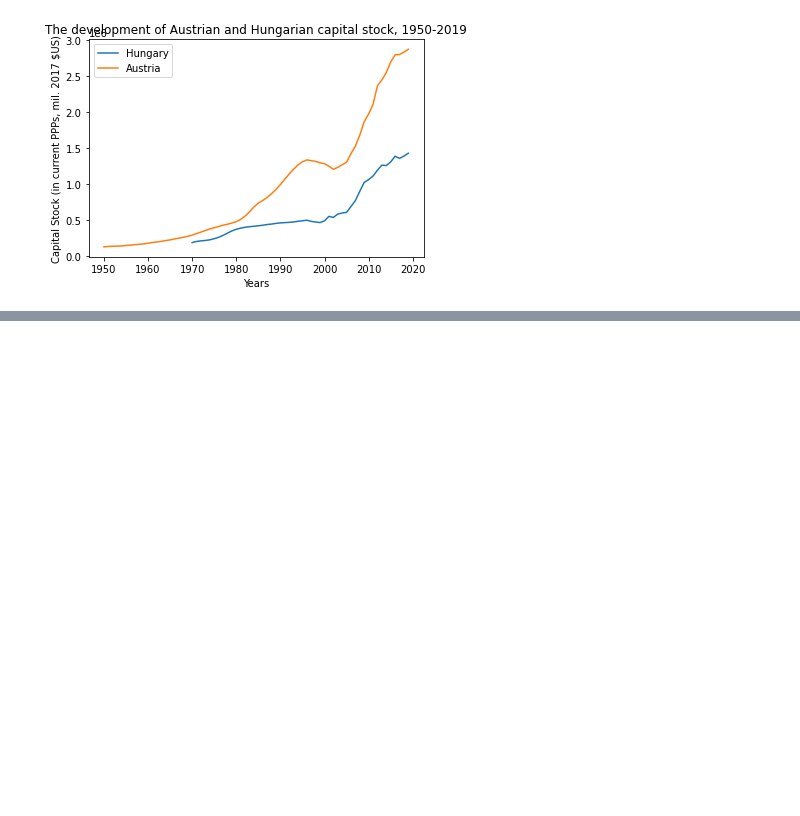
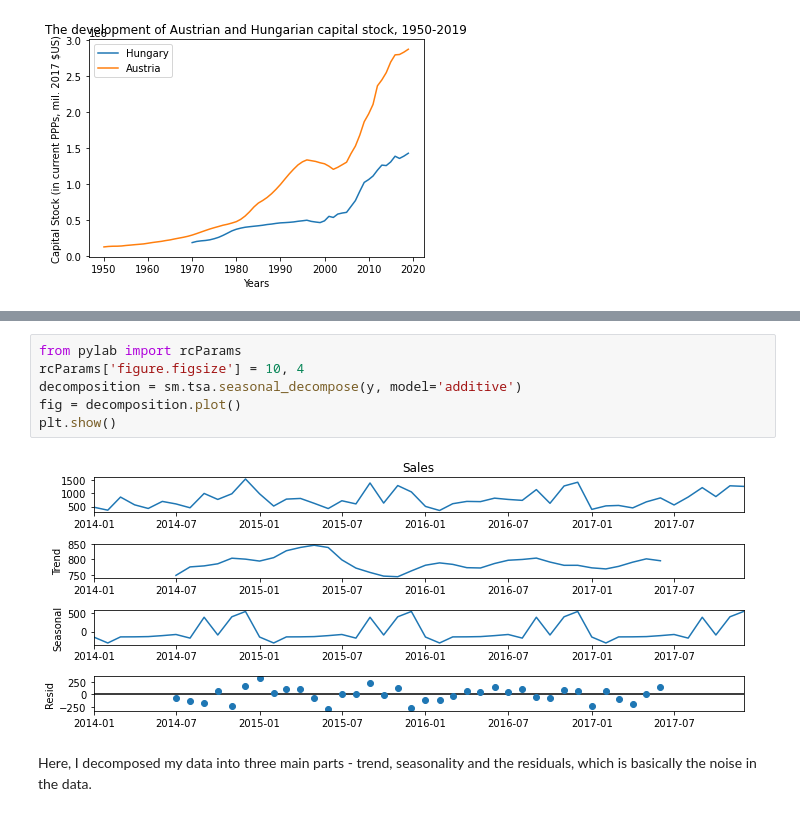
Before and after one commit to dalmasi1/Python_Sample, a Jupyter notebook: Pythoncode-checkpoint.ipynb, the cells around one changed output, grey strips where cells are left out. Drawn from its saved outputs; the diff is of its cells as text; blank space fills up the shorter version.

Commit message:
Add files via upload
Adding an elementary time-series analysis, where I decompose some financial data.

```diff
--- a/Pythoncode-checkpoint.ipynb
+++ b/Pythoncode-checkpoint.ipynb
@@ -115,0 +181,10 @@ from sklearn import linear_model
+# %%
+from pylab import rcParams
+rcParams['figure.figsize'] = 10, 4
+decomposition = sm.tsa.seasonal_decompose(y, model='additive')
+fig = decomposition.plot()
+plt.show()
+# %% [output]
+[figure, added]
+# %% [markdown]
+Here, I decomposed my data into three main parts - trend, seasonality and the residuals, which is basically the noise in the data.
```
Also changed, not shown: parts of 14 cells of this notebook.
